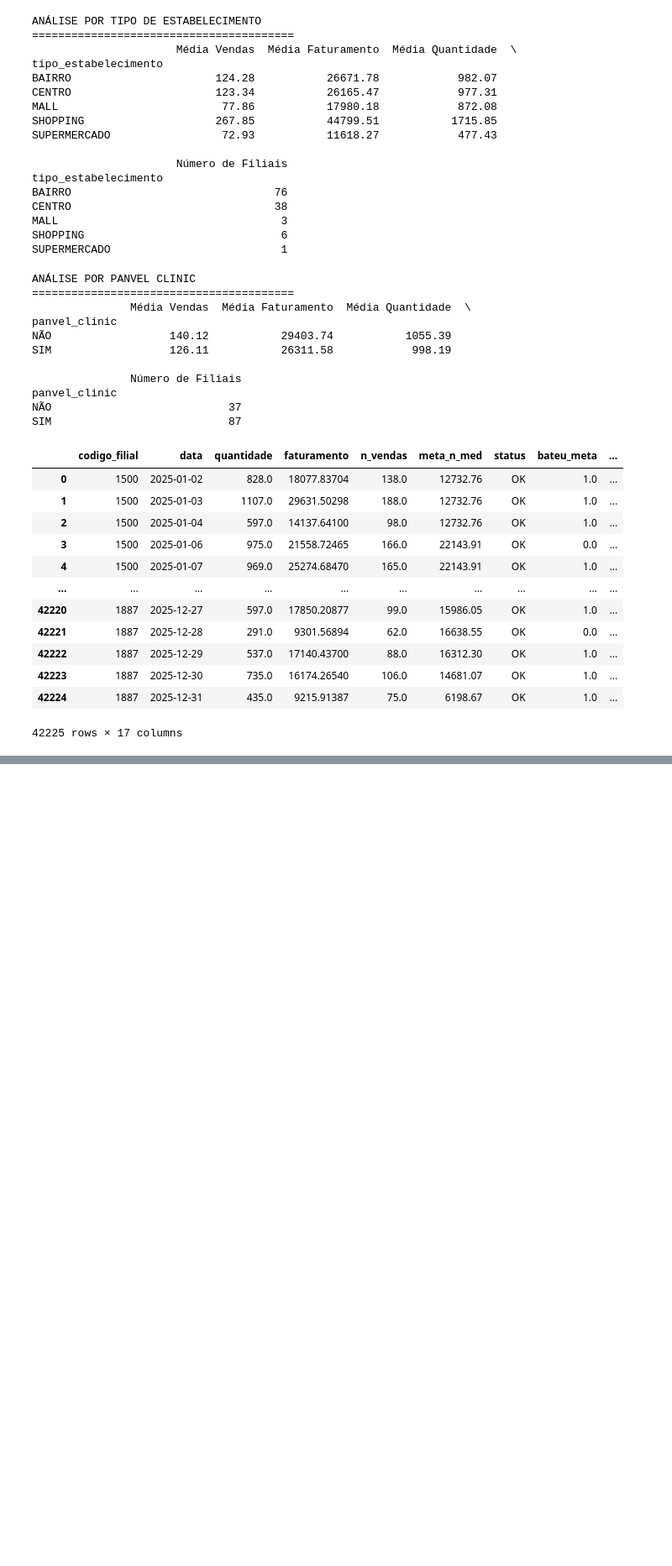
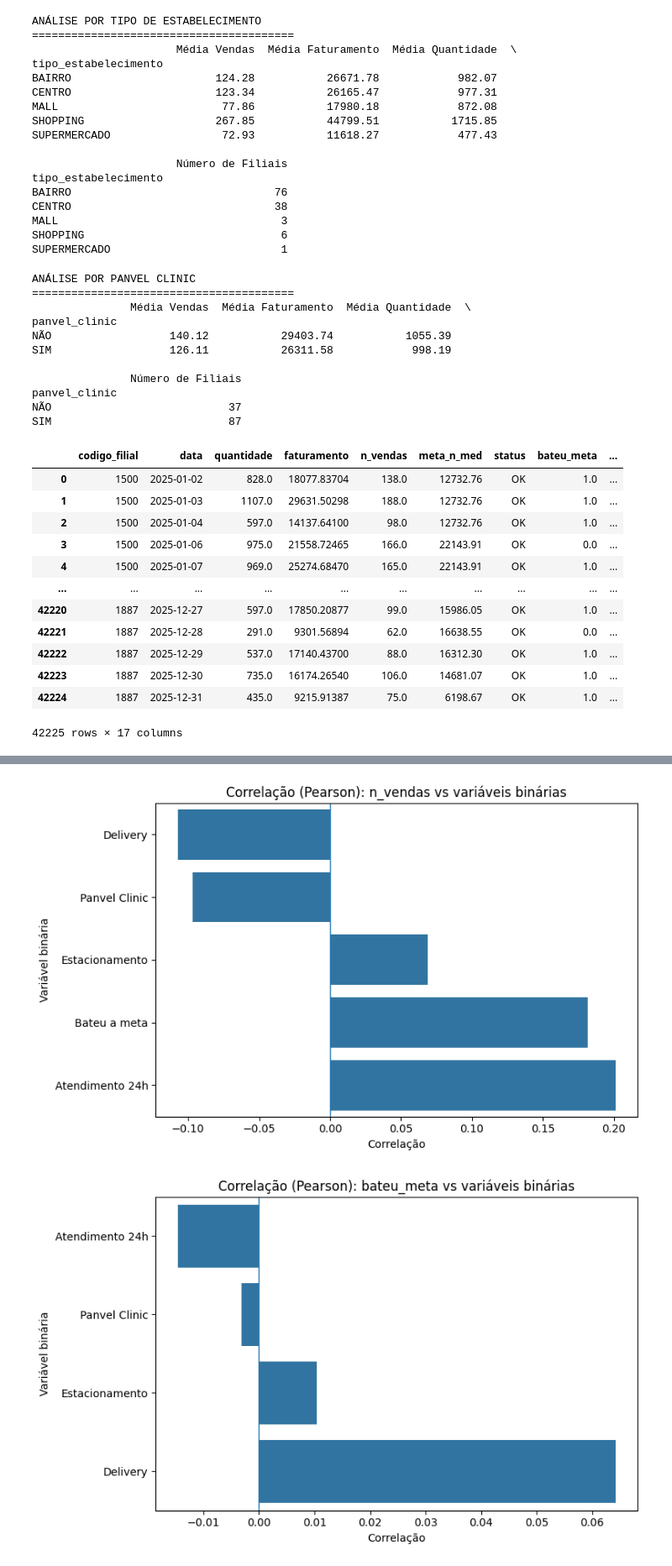
Before and after one commit to Thiagotl/case_panvel_ds_jr, a Jupyter notebook: section1.ipynb, the cells around one changed output, grey strips where cells are left out. Shown at 84% size. Cells and saved outputs as stored; diff of their text form; code cells hidden in the pictures; blank space fills up the shorter version.

```diff
--- a/section1.ipynb
+++ b/section1.ipynb
@@ -604,0 +787,73 @@ df_final
+# %%
+# --- 1) detectar colunas binárias (0/1) automaticamente
+drop_cols = {"codigo_filial", "meta_n_med"}  # opcional remover meta_n_med também
+binary_cols = []
+for c in df_final.columns:
+    if c in drop_cols:
+        continue
+    if pd.api.types.is_numeric_dtype(df_final[c]):
+        vals = df_final[c].dropna().unique()
+        if len(vals) and set(vals).issubset({0, 1, 0.0, 1.0}):
+            binary_cols.append(c)
+
+# garantir 0/1 (Int64) nas binárias
+df_final[binary_cols] = df_final[binary_cols].astype("Int64")
+
+# nomes mais bonitos (opcional)
+pretty = {
+    "bateu_meta": "Bateu a meta",
+    "delivery": "Delivery",
+    "panvel_clinic": "Panvel Clinic",
+    "estacionamento": "Estacionamento",
+    "atendimento_24_horas": "Atendimento 24h",
+}
+
+def nice_name(x):
+    return pretty.get(x, x)
+
+# =========================
+# GRÁFICO 1: n_vendas vs binárias
+# =========================
+target = "n_vendas"
+corr_sales = df_final[binary_cols].corrwith(df_final[target], method="pearson").dropna()
+
+plot1 = (
+    corr_sales
+    .sort_values()
+    .rename(index=nice_name)
+    .reset_index()
+    .rename(columns={"index": "Variável binária", 0: "Correlação"})
+)
+
+plt.figure(figsize=(8, 5))
+sns.barplot(data=plot1, x="Correlação", y="Variável binária")
+plt.axvline(0, linewidth=1)
+plt.title("Correlação (Pearson): n_vendas vs variáveis binárias")
+plt.tight_layout()
+plt.show()
+
+# =========================
+# GRÁFICO 2: bateu_meta vs outras binárias
+# =========================
+target = "bateu_meta"
+other_binary = [c for c in binary_cols if c != target]
+
+corr_meta = df_final[other_binary].corrwith(df_final[target], method="pearson").dropna()
+
+plot2 = (
+    corr_meta
+    .sort_values()
+    .rename(index=nice_name)
+    .reset_index()
+    .rename(columns={"index": "Variável binária", 0: "Correlação"})
+)
+
+plt.figure(figsize=(8, 5))
+sns.barplot(data=plot2, x="Correlação", y="Variável binária")
+plt.axvline(0, linewidth=1)
+plt.title("Correlação (Pearson): bateu_meta vs variáveis binárias")
+plt.tight_layout()
+plt.show()
+# %% [output]
+[figure, added]
+[figure, added]
```
Also changed, not shown: parts of 13 cells of this notebook.
